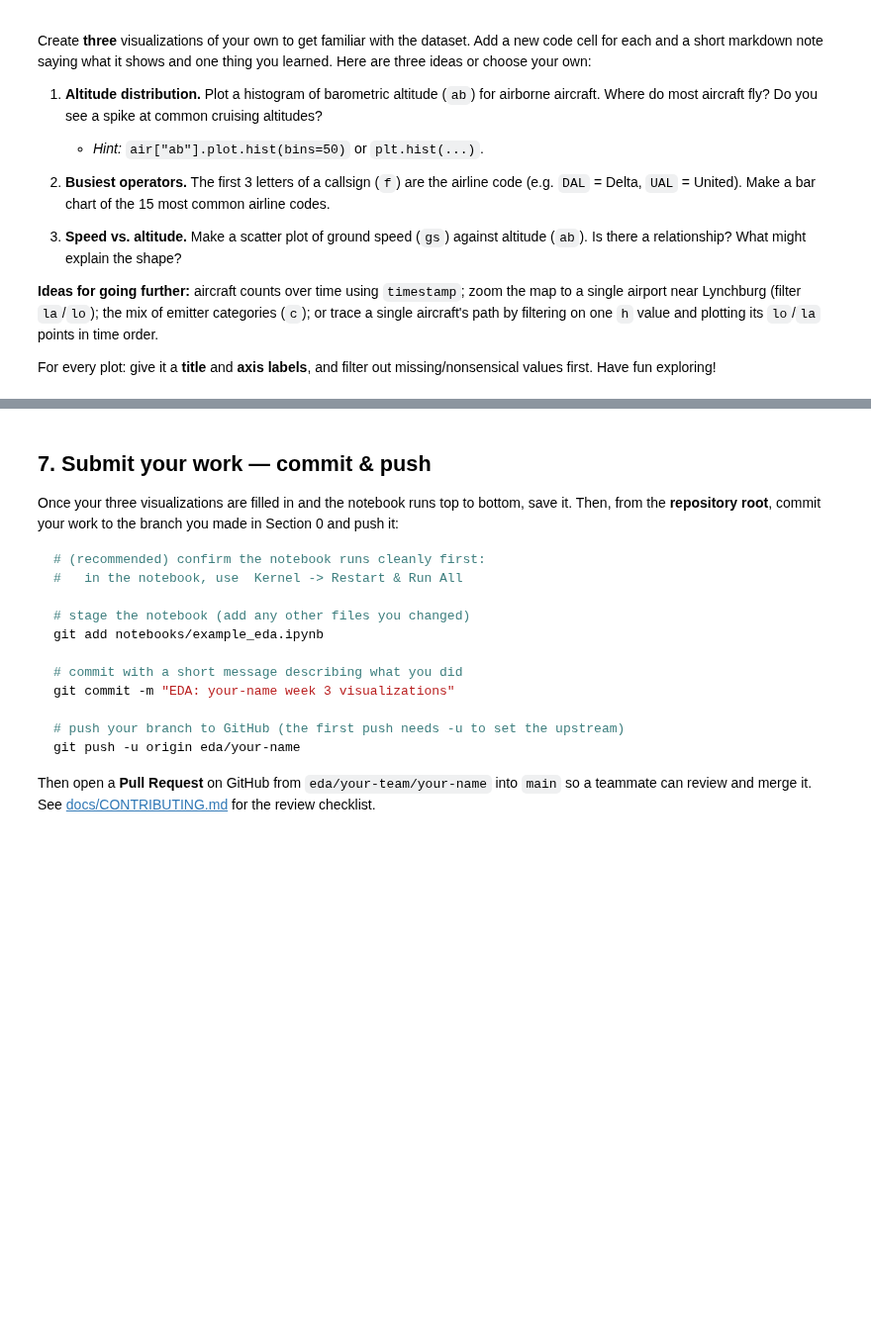
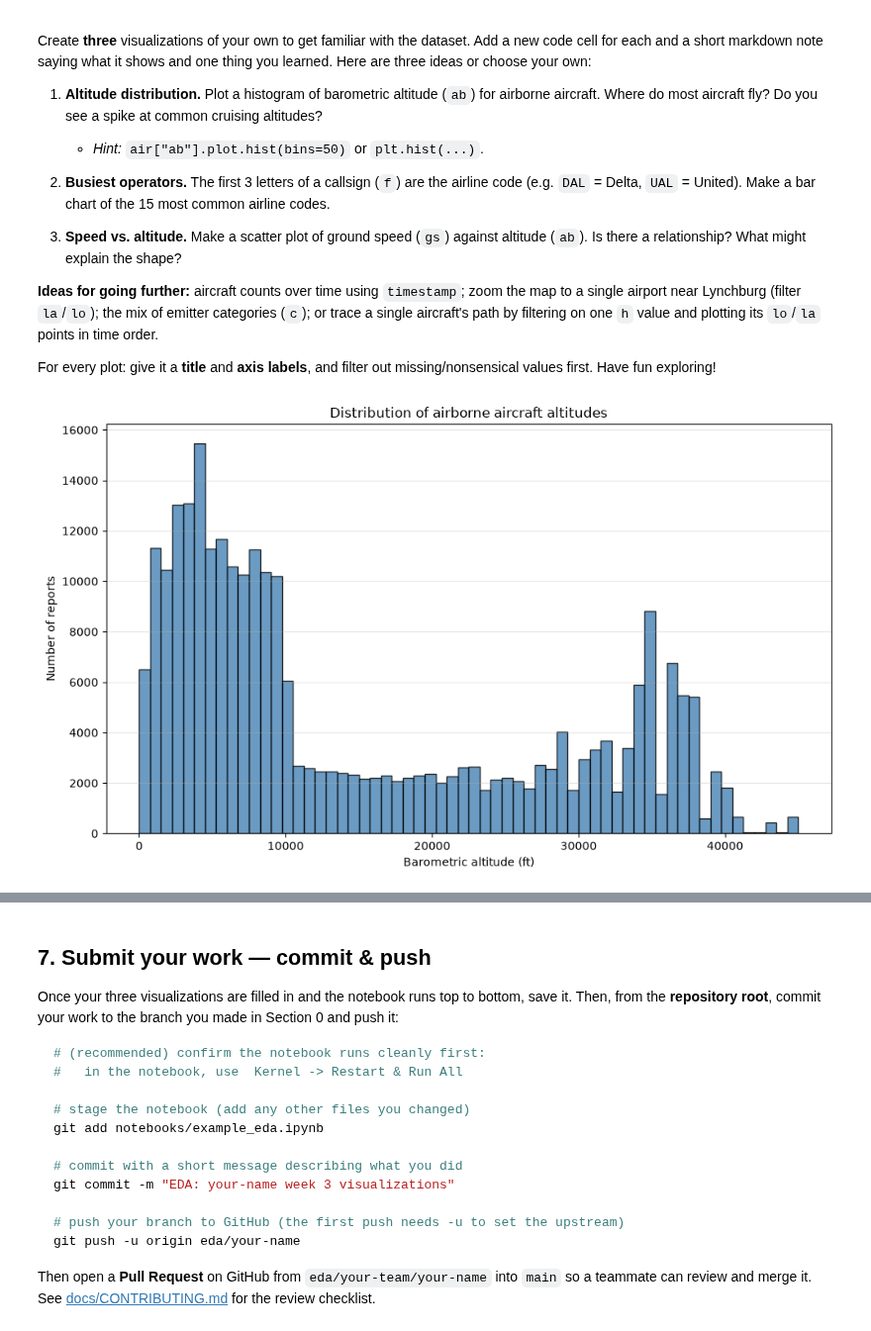
Before and after one commit to LU-AI-Club/ai-club-skywatch, a Jupyter notebook: notebooks/example_eda.ipynb, the cells around one changed output, grey strips where cells are left out. Shown at 99% size. Drawn from its saved outputs; the diff is of its cells as text; code cells hidden in the pictures; blank space fills up the shorter version.

Commit message:
EDA: Erik week 3 visualizations

```diff
--- a/notebooks/example_eda.ipynb
+++ b/notebooks/example_eda.ipynb
@@ -226,5 +283,26 @@ Create **three** visualizations of your own to get familiar with the dataset. Ad
 
 For every plot: give it a **title** and **axis labels**, and filter out missing/nonsensical values first. Have fun exploring!
 # %%
-# Visualization 1 - your code here
+# Visualization 1 - altitude distribution
+air = df[df["og"] == False].dropna(subset=["ab"]).copy()
+air = air[(air["ab"] >= 0) & (air["ab"] <= 45000)]
+
+fig, ax = plt.subplots(figsize=(10, 6))
+air["ab"].plot.hist(
+    bins=60,
+    range=(0, 45000),
+    color="steelblue",
+    edgecolor="black",
+    alpha=0.8,
+    ax=ax,
+)
+
+ax.set_title("Distribution of airborne aircraft altitudes")
+ax.set_xlabel("Barometric altitude (ft)")
+ax.set_ylabel("Number of reports")
+ax.grid(axis="y", alpha=0.3)
+plt.tight_layout()
+plt.show()
+# %% [output]
+[figure, added]
 # %%
```
Also changed, not shown: parts of 9 cells of this notebook.
